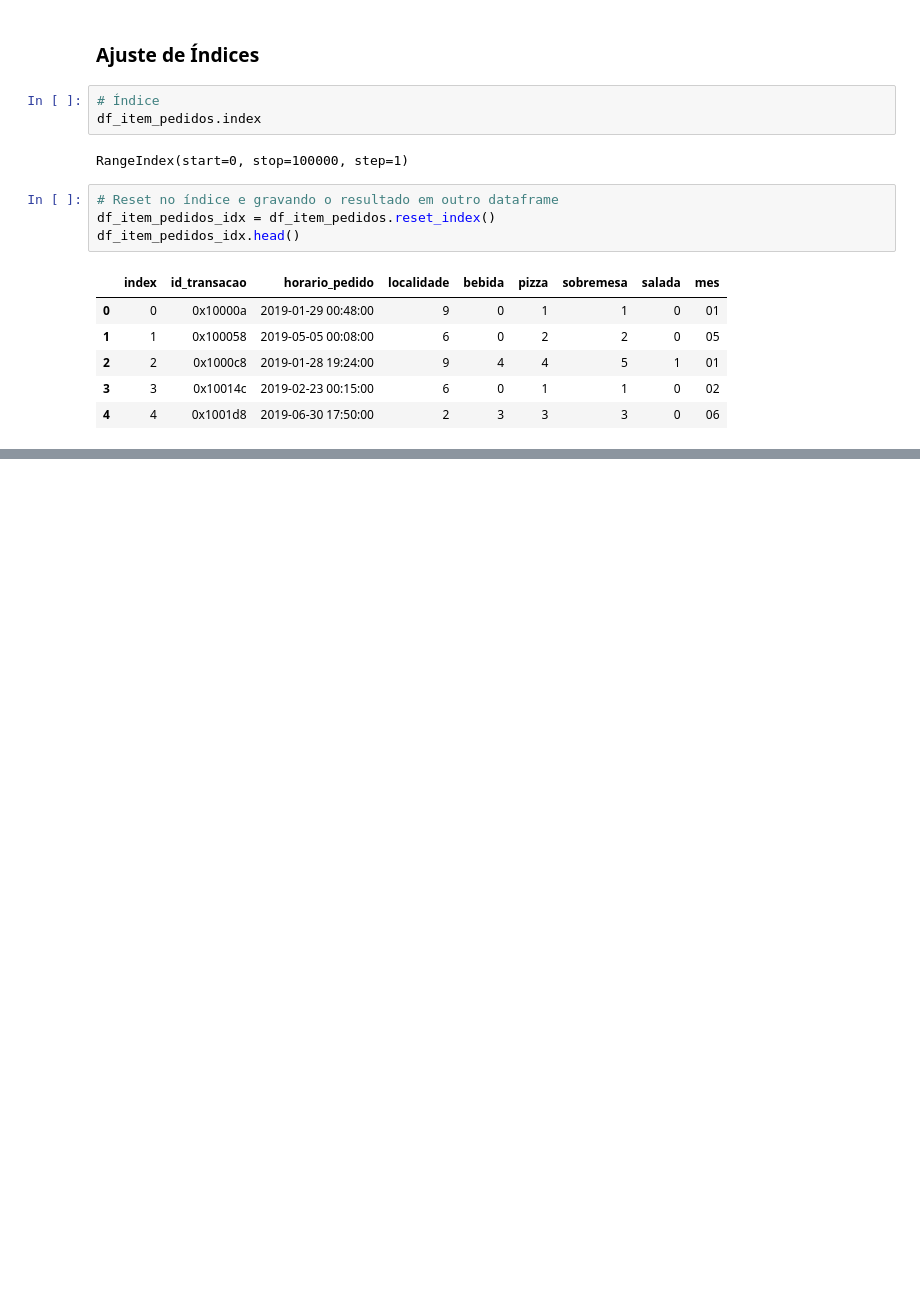
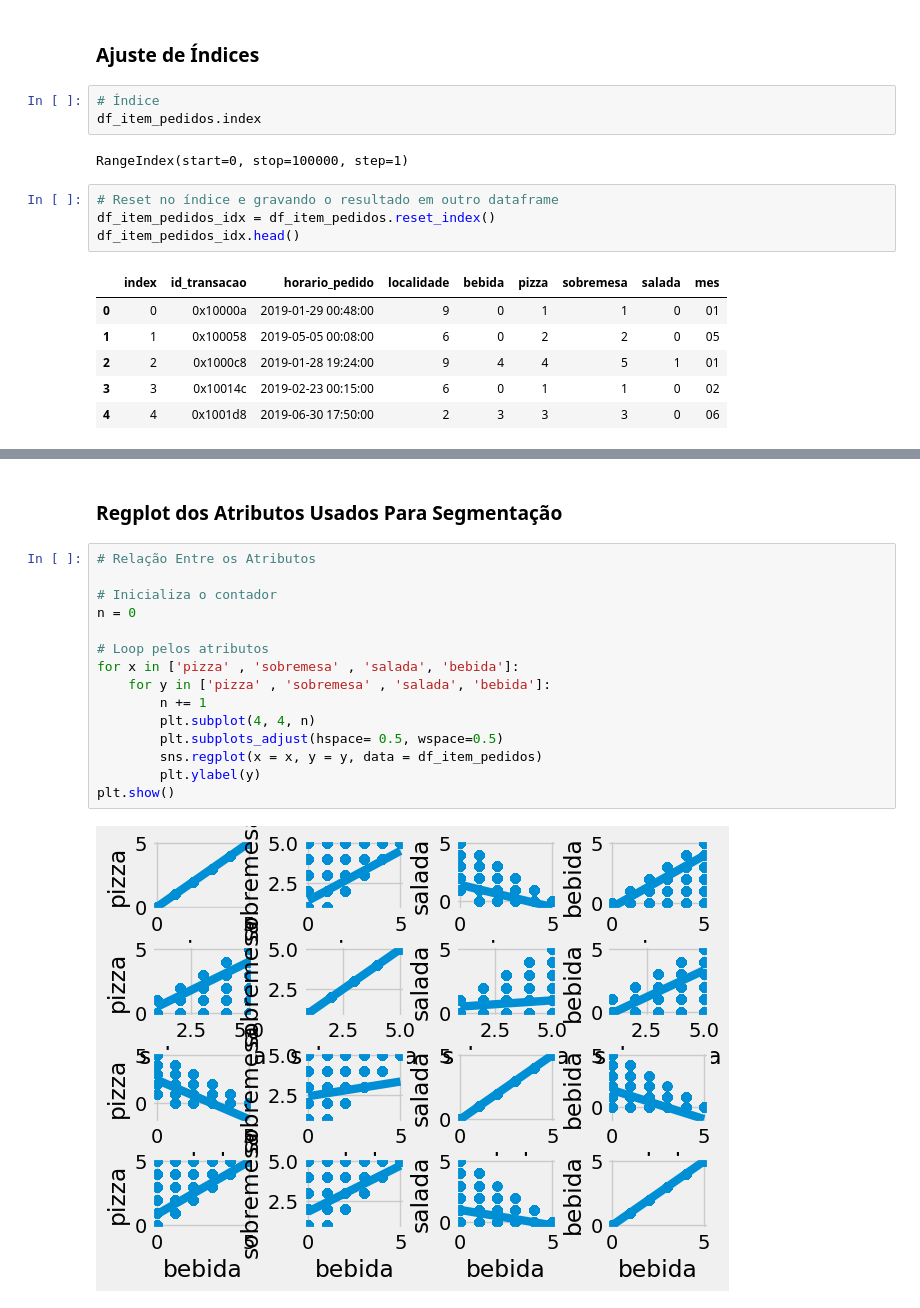
Before and after one commit to moiseiskalua/Business-Analytics, a Jupyter notebook: Project_1.ipynb, the cells around one changed output, grey strips where cells are left out. Drawn from its saved outputs; the diff is of its cells as text; blank space fills up the shorter version.

```diff
--- a/Project_1.ipynb
+++ b/Project_1.ipynb
@@ -308,0 +354,19 @@ df_item_pedidos_idx.head()
+# %% [markdown]
+### Regplot dos Atributos Usados Para Segmentação
+# %%
+# Relação Entre os Atributos
+
+# Inicializa o contador
+n = 0
+
+# Loop pelos atributos
+for x in ['pizza' , 'sobremesa' , 'salada', 'bebida']:
+    for y in ['pizza' , 'sobremesa' , 'salada', 'bebida']:
+        n += 1
+        plt.subplot(4, 4, n)
+        plt.subplots_adjust(hspace= 0.5, wspace=0.5)
+        sns.regplot(x = x, y = y, data = df_item_pedidos)
+        plt.ylabel(y)
+plt.show()
+# %% [output]
+[figure, added]
```
Also changed, not shown: parts of 31 cells of this notebook, 5 other files.
